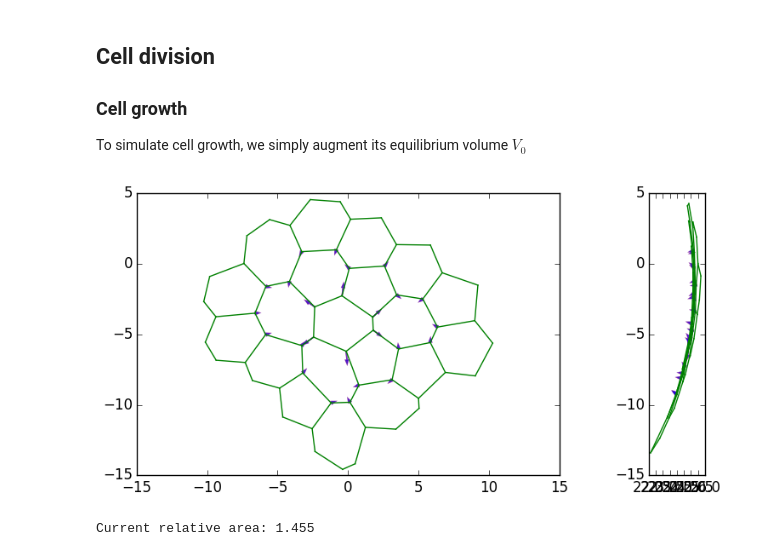
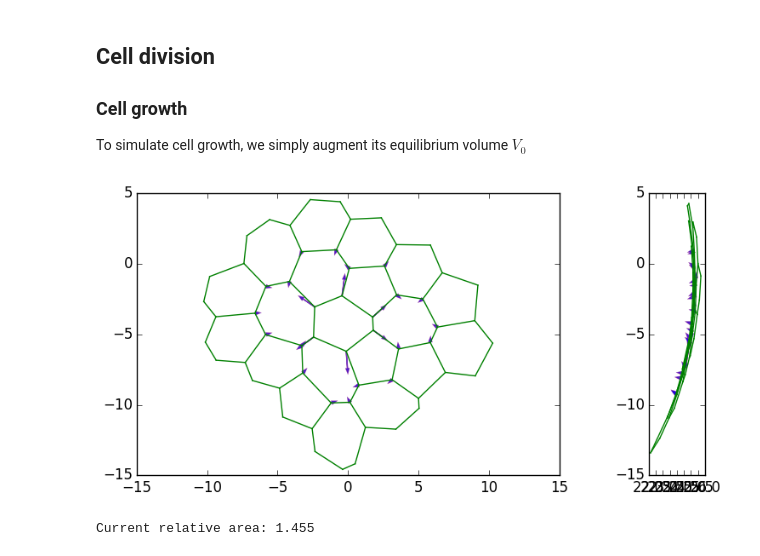
Before and after one commit to glyg/leg-joint, a Jupyter notebook: notebooks/3 - Cell division and type 1 transition.ipynb, the cells around one changed output. Cells and saved outputs as stored; diff of their text form; code cells hidden in the pictures.

```diff
--- a/notebooks/3 - Cell division and type 1 transition.ipynb
+++ b/notebooks/3 - Cell division and type 1 transition.ipynb
@@ -75,12 +75,12 @@ eptm.update_gradient()
 # %%
 fig, axes=plt.subplots(1, 2, figsize=(10, 4))
 
 axes = lj.plot_2pannels(eptm, axes=axes)
-axes = lj.plot_2pannels_gradients(eptm, axes=axes, scale=10., approx=0)
-axes = lj.plot_2pannels_gradients(eptm, axes=axes, scale=10., approx=1)
+axes = lj.plot_2pannels_gradients(eptm, axes=axes, scale=20., approx=0)
+axes = lj.plot_2pannels_gradients(eptm, axes=axes, scale=20., approx=1)
 plt.tight_layout()
 # %% [output]
-[figure, old version]
+[figure, new version]
 # %%
 pos0, pos1 = lj.find_energy_min(eptm)
 print('Current relative area: %.3f'
```
Also changed, not shown: parts of 11 cells of this notebook, 5 other files.
